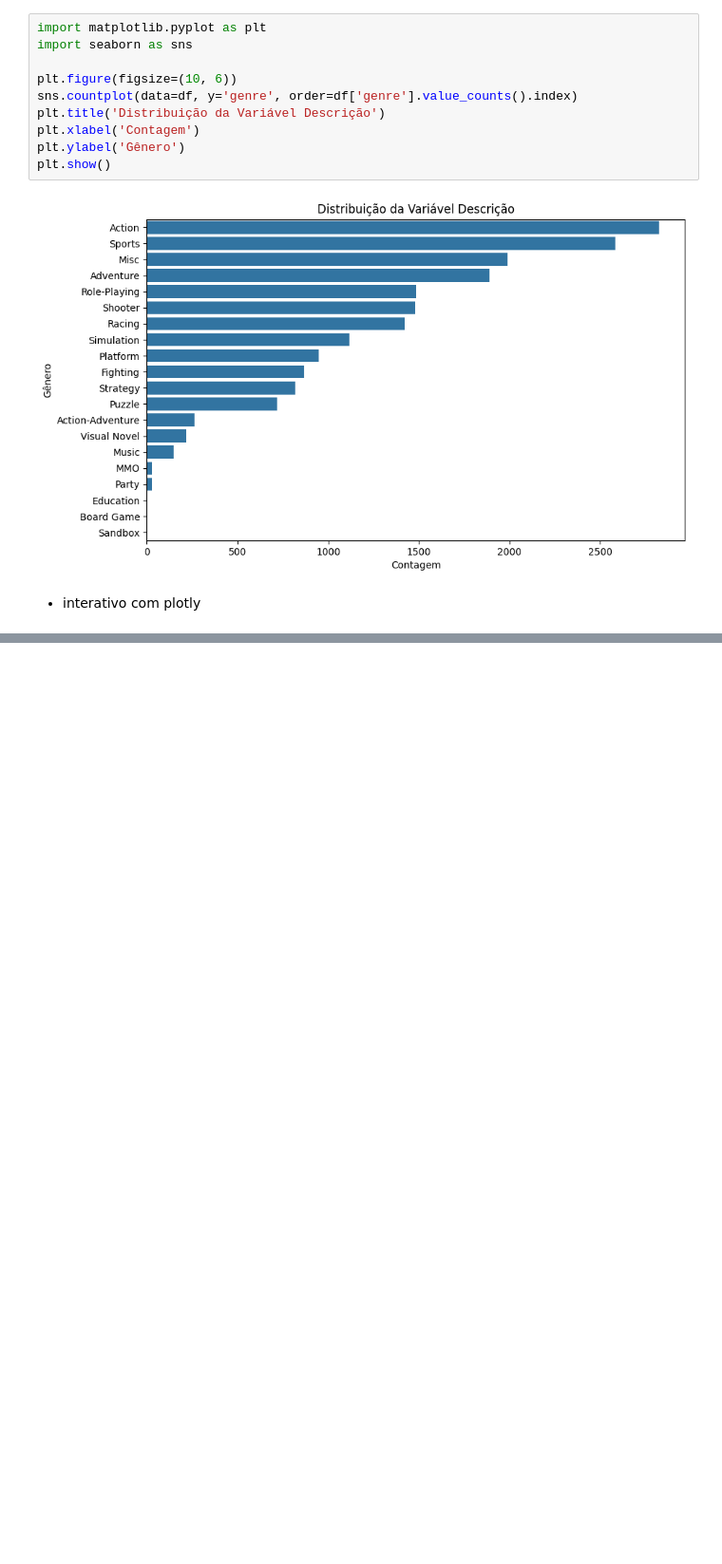
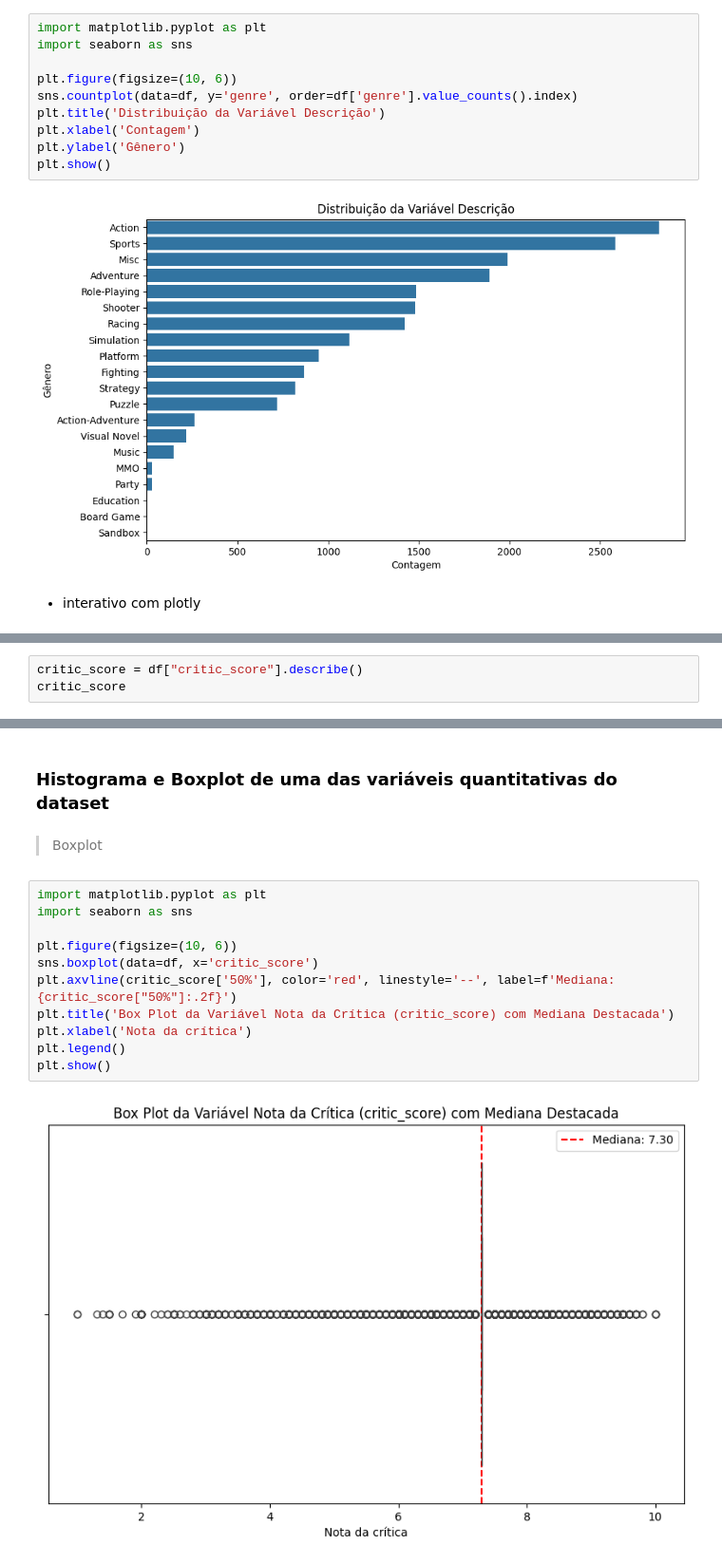
Before and after one commit to sarahbeatriz0205/tecnicas-analise-dados-tads, a Jupyter notebook: meu_notebook.ipynb, the cells around one changed output, grey strips where cells are left out. Shown at 95% size. Saved outputs shown, nothing was run; the diff lists cells and outputs as text; blank space fills up the shorter version.

Commit message:
adição de histograma e boxplot usando os dados de critic_score

```diff
--- a/meu_notebook.ipynb
+++ b/meu_notebook.ipynb
@@ -285,0 +296,3 @@ grafico.show()
+# %%
+critic_score = df["critic_score"].describe()
+critic_score
@@ -285,0 +310,17 @@ grafico.show()
+# %% [markdown]
+### Histograma e Boxplot de uma das variáveis quantitativas do dataset
+# %% [markdown]
+> Boxplot
+# %%
+import matplotlib.pyplot as plt
+import seaborn as sns
+
+plt.figure(figsize=(10, 6))
+sns.boxplot(data=df, x='critic_score')
+plt.axvline(critic_score['50%'], color='red', linestyle='--', label=f'Mediana: {critic_score["50%"]:.2f}')
+plt.title('Box Plot da Variável Nota da Crítica (critic_score) com Mediana Destacada')
+plt.xlabel('Nota da crítica')
+plt.legend()
+plt.show()
+# %% [output]
+[figure, added]
```
Also changed, not shown: parts of 9 cells of this notebook.
